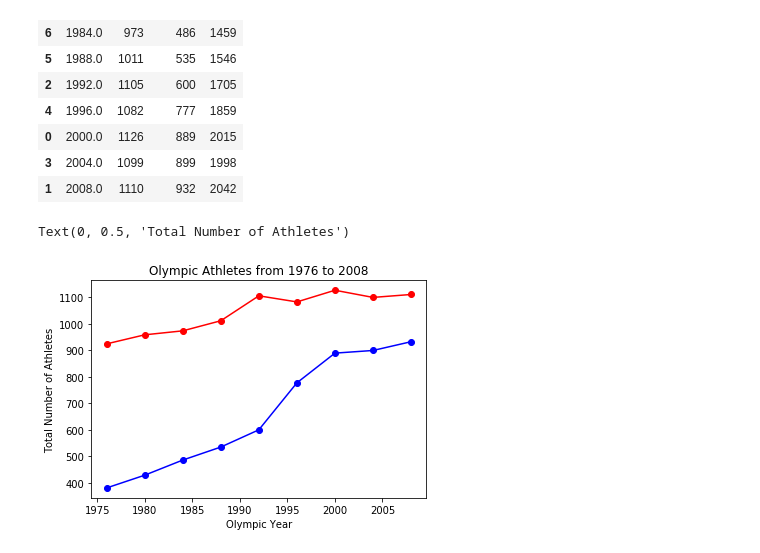
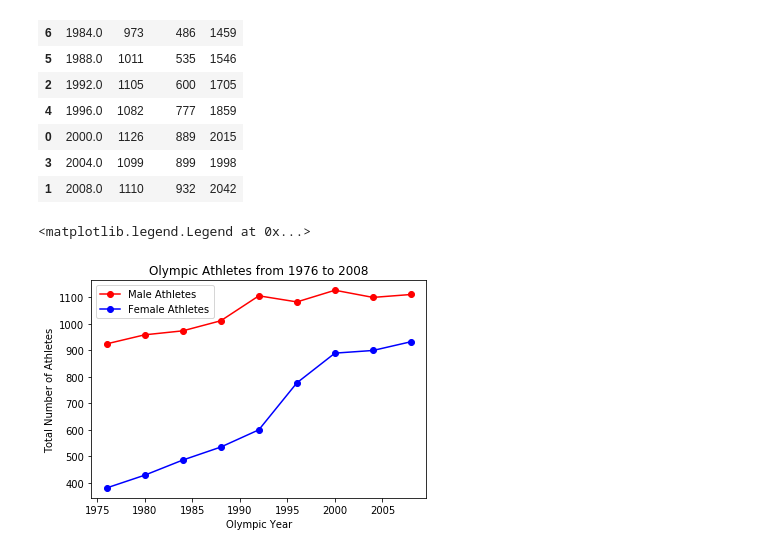
Before and after one commit to tnatoli29/Project-2, a Jupyter notebook: athletes.ipynb, the cells around one changed output. Cells and saved outputs as stored; diff of their text form; code cells hidden in the pictures.

```diff
--- a/athletes.ipynb
+++ b/athletes.ipynb
@@ -242,12 +242,13 @@ summer_yaxis = summer_year
 # %%
 # Plot the charts and apply some styling
 # Plot based on Summer Olympic files, all athletes
-summermale, = plt.plot(summer_year, summer_male, marker="o", color="red", label="Male Athletes")
-summerfemale, = plt.plot(summer_year, summer_female, marker="o", color="blue", label="Female Athletes")
+male, = plt.plot(summer_year, summer_male, marker="o", color="red", label="Male Athletes")
+female, = plt.plot(summer_year, summer_female, marker="o", color="blue", label="Female Athletes")
 
 plt.title("Olympic Athletes from 1976 to 2008")
 plt.xlabel("Olympic Year")
 plt.ylabel("Total Number of Athletes")
+plt.legend(handles=[male, female], loc="best")
 # %% [output]
-Text(0, 0.5, 'Total Number of Athletes')
+<matplotlib.legend.Legend at 0x...>
-[figure, old version]
+[figure, new version]
```
